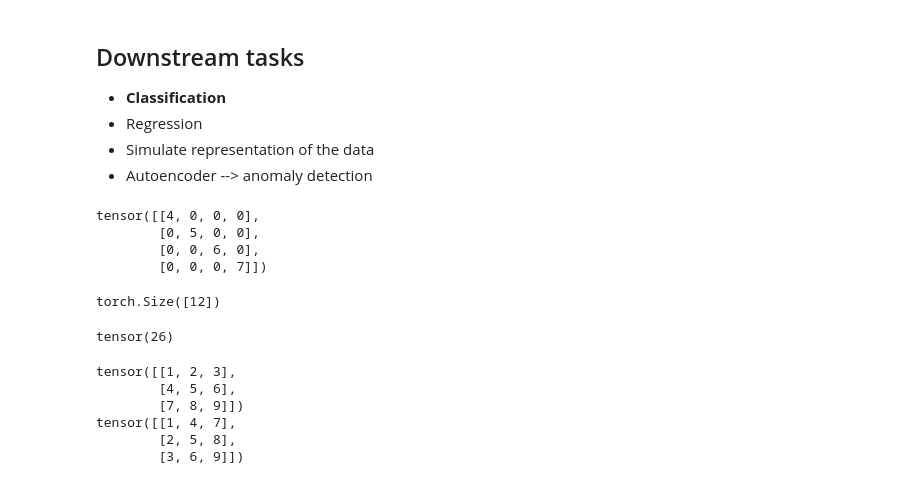
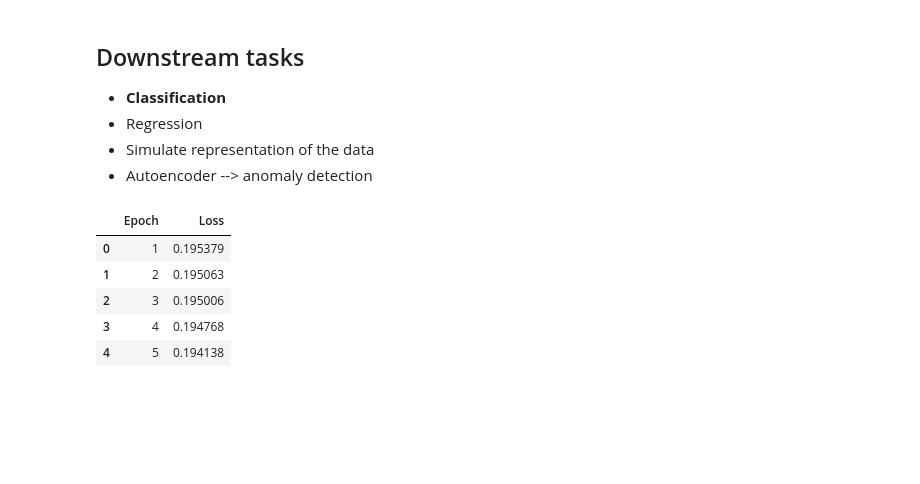
Before and after one commit to cpareja3025/VICReg_project, a Jupyter notebook: VICReg.ipynb, the cells around one changed output. Cells and saved outputs as stored; diff of their text form; code cells hidden in the pictures; blank space fills up the shorter version.

```diff
--- a/VICReg.ipynb
+++ b/VICReg.ipynb
@@ -373,14 +388,6 @@ Epoch [5/5], Step [900/938], Loss: 0.1940
 - Regression
 - Simulate representation of the data
 - Autoencoder --> anomaly detection
-# %%
-a = torch.tensor([[4,0,0,0],[0,5,0,0],[0,0,6,0],[0,0,0,7]])
-a
-# %% [output]
-tensor([[4, 0, 0, 0],
-        [0, 5, 0, 0],
-        [0, 0, 6, 0],
-        [0, 0, 0, 7]])
 # %%
 def off_diagonal(x):
     n, m = x.shape
@@ -398,26 +405,13 @@ def off_diagonal(x):
     off_diag = off_diag.flatten()
     return off_diag
     #return x.flatten()[:-1].view(n - 1, n + 1)[:, 1:].flatten()
-# %%
-off = off_diagonal(a)
-off.shape
-# %% [output]
-torch.Size([12])
-# %%
-a = torch.tensor([1,4,3])
-b = torch.pow(a,2).sum()
-b
-# %% [output]
-tensor(26)
-# %%
-a = torch.tensor([[1,2,3], [4,5,6], [7,8,9]])
-print(a)
-tran = torch.transpose(a, 0, 1)
-print(tran)
-# %% [output]
-tensor([[1, 2, 3],
-        [4, 5, 6],
-        [7, 8, 9]])
-tensor([[1, 4, 7],
-        [2, 5, 8],
-        [3, 6, 9]])
+# %%
+df = pd.read_csv("/Users/cpare/repos/VICReg_project/csv's/VICReg_metrics.csv")
+df.head()
+# %% [output]
+|  | Epoch | Loss |
+| 0 | 1 | 0.195379 |
+| 1 | 2 | 0.195063 |
+| 2 | 3 | 0.195006 |
+| 3 | 4 | 0.194768 |
+| 4 | 5 | 0.194138 |
```
Also changed, not shown: parts of 4 cells of this notebook, 4 other files.
